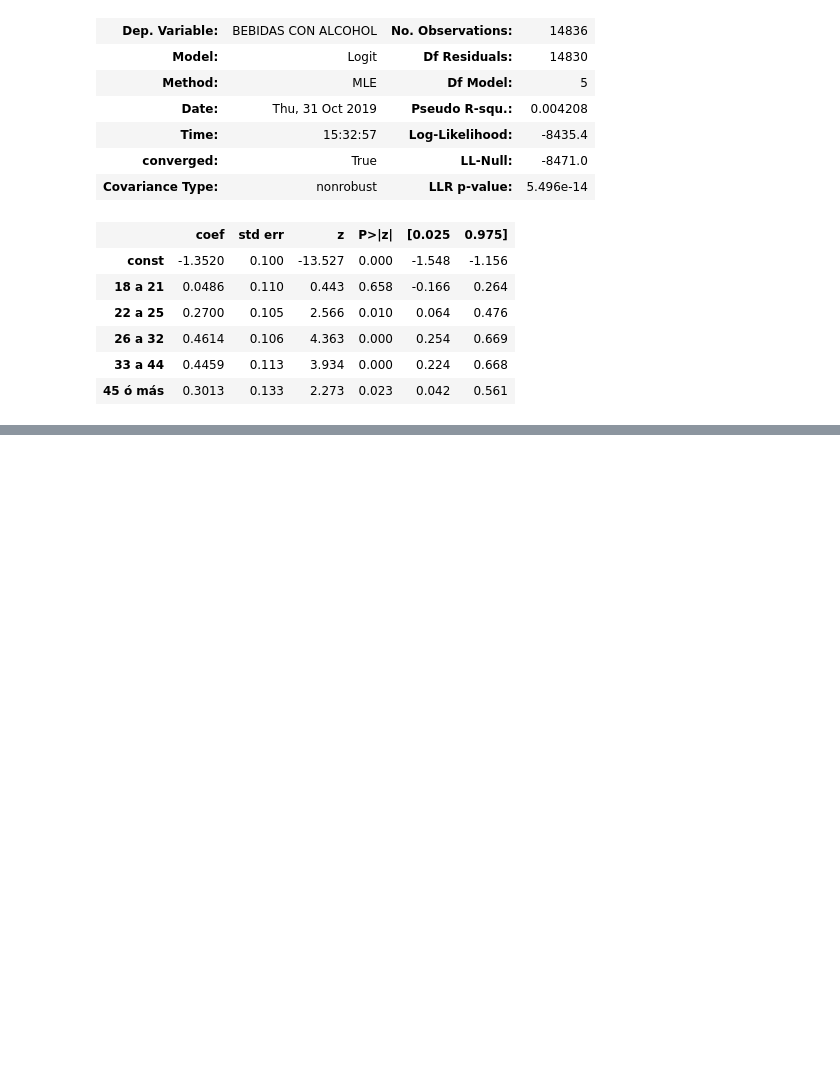
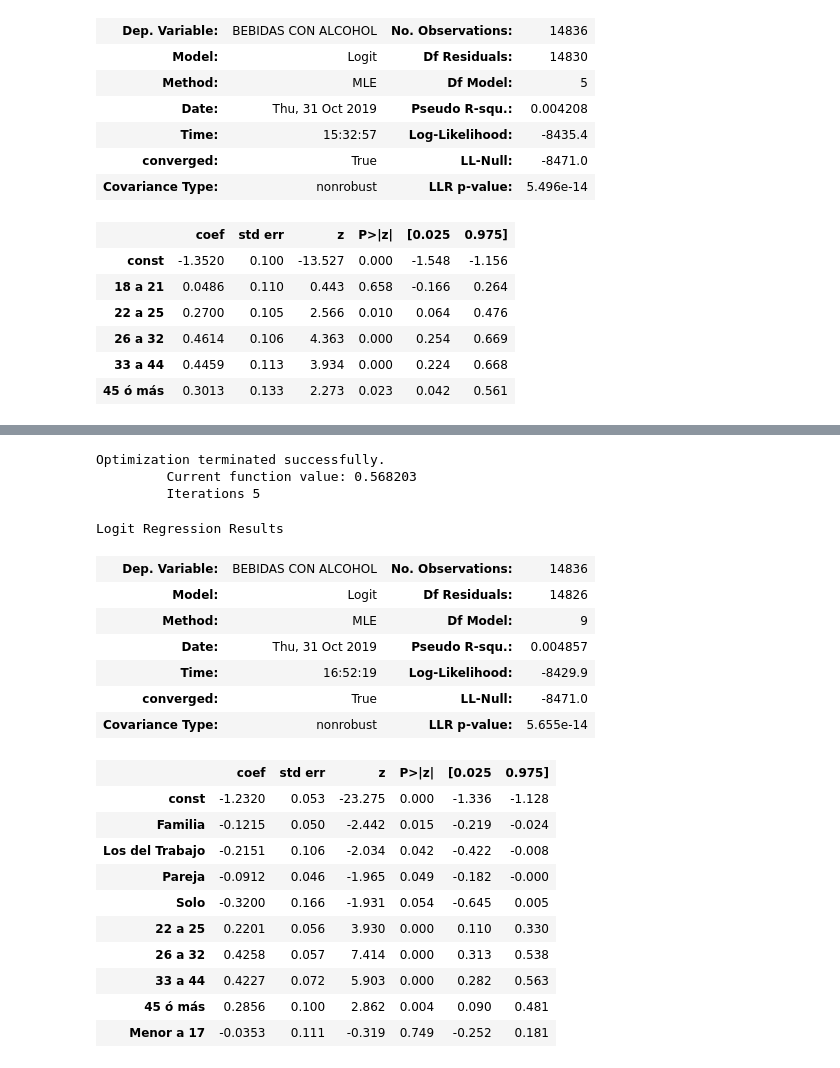
Before and after one commit to Caoimhim/data-analysis-semana-i, a Jupyter notebook: dendro.ipynb, the cells around one changed output, grey strips where cells are left out. Saved outputs shown, nothing was run; the diff lists cells and outputs as text; code cells hidden in the pictures; blank space fills up the shorter version.

```diff
--- a/dendro.ipynb
+++ b/dendro.ipynb
@@ -226,3 +226,32 @@ get_results(6, resultados).show()
 # %% [output]
 [interactive output not drawn]
+# %%
+list_vals = lista_con_quien[1:] + lista_edades[1:]
+
+res_alc_xd = Logit(df_chido['BEBIDAS CON ALCOHOL'], sm.add_constant(df_chido[list_vals]))
+res_alc_xd = res_alc_xd.fit()
+res_alc_xd.summary()
+# %% [output]
+Optimization terminated successfully.
+         Current function value: 0.568203
+         Iterations 5
+Logit Regression Results
+| Dep. Variable: | BEBIDAS CON ALCOHOL | No. Observations: | 14836 |
+| Model: | Logit | Df Residuals: | 14826 |
+| Method: | MLE | Df Model: | 9 |
+| Date: | Thu, 31 Oct 2019 | Pseudo R-squ.: | 0.004857 |
+| Time: | 16:52:19 | Log-Likelihood: | -8429.9 |
+| converged: | True | LL-Null: | -8471.0 |
+| Covariance Type: | nonrobust | LLR p-value: | 5.655e-14 |
+|  | coef | std err | z | P>|z| | [0.025 | 0.975] |
+| const | -1.2320 | 0.053 | -23.275 | 0.000 | -1.336 | -1.128 |
+| Familia | -0.1215 | 0.050 | -2.442 | 0.015 | -0.219 | -0.024 |
+| Los del Trabajo | -0.2151 | 0.106 | -2.034 | 0.042 | -0.422 | -0.008 |
+| Pareja | -0.0912 | 0.046 | -1.965 | 0.049 | -0.182 | -0.000 |
+| Solo | -0.3200 | 0.166 | -1.931 | 0.054 | -0.645 | 0.005 |
+| 22 a 25 | 0.2201 | 0.056 | 3.930 | 0.000 | 0.110 | 0.330 |
+| 26 a 32 | 0.4258 | 0.057 | 7.414 | 0.000 | 0.313 | 0.538 |
+| 33 a 44 | 0.4227 | 0.072 | 5.903 | 0.000 | 0.282 | 0.563 |
+| 45 ó más | 0.2856 | 0.100 | 2.862 | 0.004 | 0.090 | 0.481 |
+| Menor a 17 | -0.0353 | 0.111 | -0.319 | 0.749 | -0.252 | 0.181 |
 # %%
```
Also changed, not shown: parts of 15 cells of this notebook.
